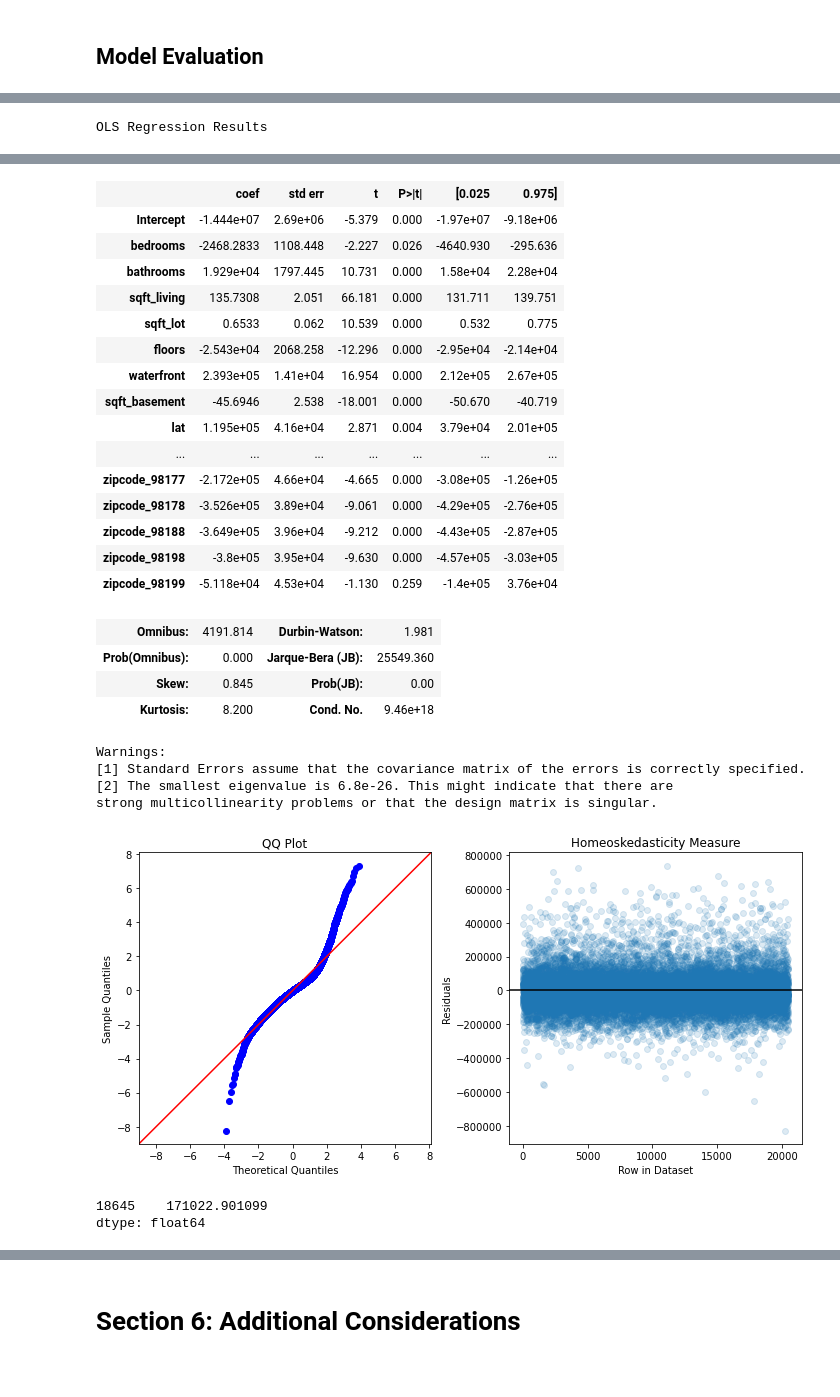
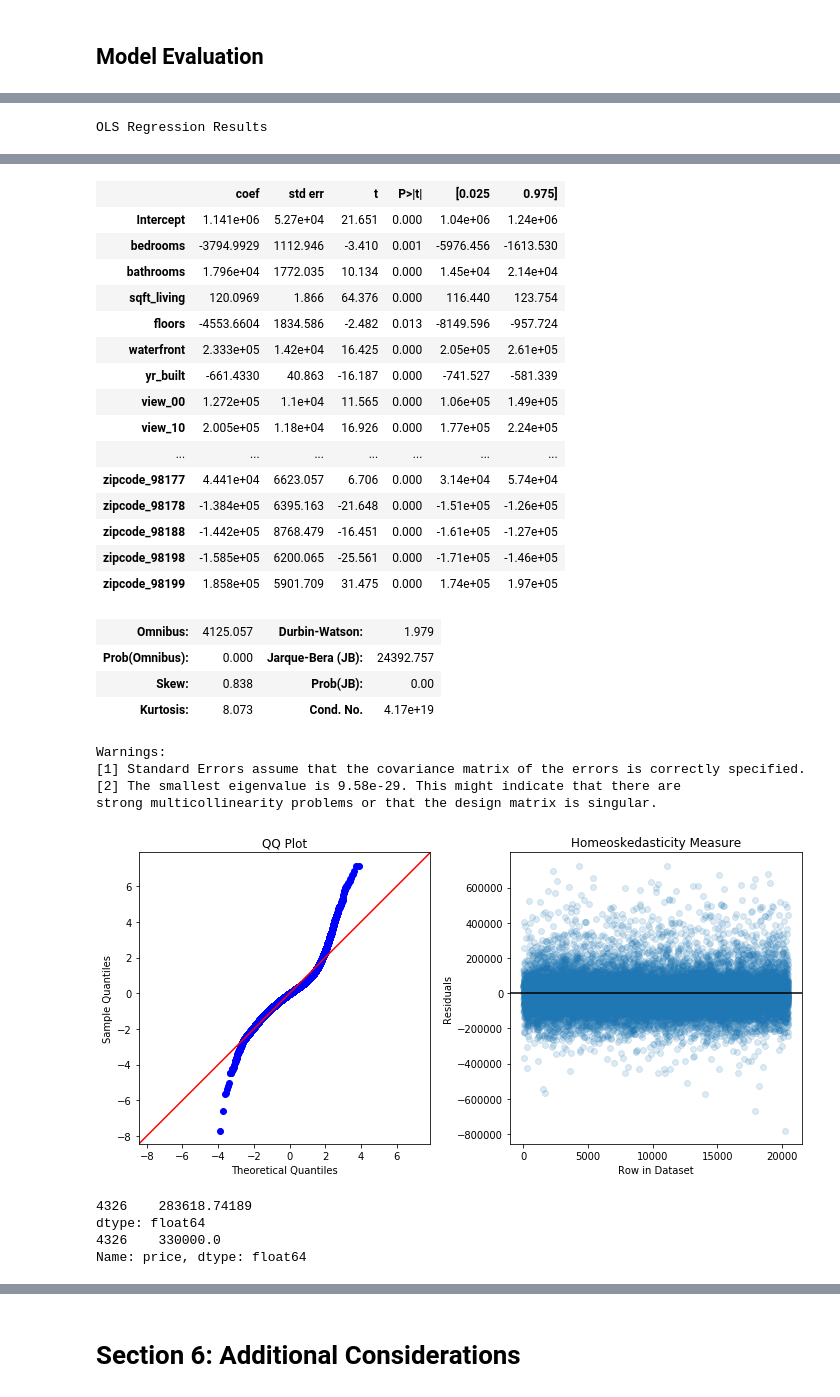
Before and after one commit to RMcAr/dsc-mod-2-project-v2-1-onl01-dtsc-ft-070620, a Jupyter notebook: student.ipynb, the cells around one changed output, grey strips where cells are left out. Cells and saved outputs as stored; diff of their text form; code cells hidden in the pictures.

```diff
--- a/student.ipynb
+++ b/student.ipynb
@@ -354,16 +357,3 @@ abs(df.corr()>0.70)
 | sqft_living15 | False | False | False | False | True | False | False | False | False | False | ... |
 | sqft_lot15 | False | False | False | False | False | True | False | False | False | False | ... |
 | yrs_since_construction | False | False | False | False | False | False | False | False | False | False | ... |
-# %%
-#visualizing multicollinearity through a heatmap
-
-corr = np.abs(df.corr())
-
-fig, axes = plt.subplots(figsize = (20, 20))
-
-mask = np.zeros_like(corr, dtype = np.bool)
-mask[np.triu_indices_from(mask, k = 0)] = True
-
-#sns.heatmap(corr, mask = mask, cmap = sns.diverging_palette(240, 10, n = 10),
-           #annot = True, center = 0, ax = axes, linewidths = 1.0, square = True,
-           #cbar_kws = {'shrink' : 0.6})
@@ -1090,7 +1003,7 @@ strong multicollinearity problems or that the design matrix is singular.
 #what information they had available on their property.
 #keys would be column names, values would be their property's
 #records
-model_drop_cols = ['yr_built', 'sqft_above', 'sqft_living15', 'sqft_lot15']
+model_drop_cols = ['yrs_since_construction', 'sqft_above', 'sqft_living15', 'sqft_lot15', 'sqft_lot', 'sqft_basement', 'lat', 'long', 'condition', 'grade']
 def price_predictor(df):
 
 
@@ -1099,7 +1012,7 @@ def price_predictor(df):
     #dropping the columns our seller does not have
 
     for col in df_provided.columns:
-        if col not in df_transformed.columns:
+        if col not in df_clean.columns:
             unavailable_cols.append(col)
 
     #constructing their model. We use df_clean so that our seller
@@ -1115,9 +1028,10 @@ def price_predictor(df):
 
     return prediction, model_measures(seller_model)
 # %%
-sample_seller = df_transformed.sample(n=1)
+sample_seller = df_clean.sample(n=1)
 sample_seller
 prediction, summary = price_predictor(sample_seller)
 print(prediction)
+print(sample_seller['price'])
 # %% [output]
 OLS Regression Results
@@ -1132,29 +1046,31 @@ OLS Regression Results
 | Covariance Type: | nonrobust |  |  |
 |  | coef | std err | t | P>|t| | [0.025 | 0.975] |
-| Intercept | -1.444e+07 | 2.69e+06 | -5.379 | 0.000 | -1.97e+07 | -9.18e+06 |
-| bedrooms | -2468.2833 | 1108.448 | -2.227 | 0.026 | -4640.930 | -295.636 |
-| bathrooms | 1.929e+04 | 1797.445 | 10.731 | 0.000 | 1.58e+04 | 2.28e+04 |
-| sqft_living | 135.7308 | 2.051 | 66.181 | 0.000 | 131.711 | 139.751 |
-| sqft_lot | 0.6533 | 0.062 | 10.539 | 0.000 | 0.532 | 0.775 |
-| floors | -2.543e+04 | 2068.258 | -12.296 | 0.000 | -2.95e+04 | -2.14e+04 |
-| waterfront | 2.393e+05 | 1.41e+04 | 16.954 | 0.000 | 2.12e+05 | 2.67e+05 |
-| sqft_basement | -45.6946 | 2.538 | -18.001 | 0.000 | -50.670 | -40.719 |
-| lat | 1.195e+05 | 4.16e+04 | 2.871 | 0.004 | 3.79e+04 | 2.01e+05 |
+| Intercept | 1.141e+06 | 5.27e+04 | 21.651 | 0.000 | 1.04e+06 | 1.24e+06 |
+| bedrooms | -3794.9929 | 1112.946 | -3.410 | 0.001 | -5976.456 | -1613.530 |
+| bathrooms | 1.796e+04 | 1772.035 | 10.134 | 0.000 | 1.45e+04 | 2.14e+04 |
+| sqft_living | 120.0969 | 1.866 | 64.376 | 0.000 | 116.440 | 123.754 |
+| floors | -4553.6604 | 1834.586 | -2.482 | 0.013 | -8149.596 | -957.724 |
+| waterfront | 2.333e+05 | 1.42e+04 | 16.425 | 0.000 | 2.05e+05 | 2.61e+05 |
+| yr_built | -661.4330 | 40.863 | -16.187 | 0.000 | -741.527 | -581.339 |
+| view_00 | 1.272e+05 | 1.1e+04 | 11.565 | 0.000 | 1.06e+05 | 1.49e+05 |
+| view_10 | 2.005e+05 | 1.18e+04 | 16.926 | 0.000 | 1.77e+05 | 2.24e+05 |
 | ... | ... | ... | ... | ... | ... | ... |
-| zipcode_98177 | -2.172e+05 | 4.66e+04 | -4.665 | 0.000 | -3.08e+05 | -1.26e+05 |
-| zipcode_98178 | -3.526e+05 | 3.89e+04 | -9.061 | 0.000 | -4.29e+05 | -2.76e+05 |
-| zipcode_98188 | -3.649e+05 | 3.96e+04 | -9.212 | 0.000 | -4.43e+05 | -2.87e+05 |
-| zipcode_98198 | -3.8e+05 | 3.95e+04 | -9.630 | 0.000 | -4.57e+05 | -3.03e+05 |
-| zipcode_98199 | -5.118e+04 | 4.53e+04 | -1.130 | 0.259 | -1.4e+05 | 3.76e+04 |
+| zipcode_98177 | 4.441e+04 | 6623.057 | 6.706 | 0.000 | 3.14e+04 | 5.74e+04 |
+| zipcode_98178 | -1.384e+05 | 6395.163 | -21.648 | 0.000 | -1.51e+05 | -1.26e+05 |
+| zipcode_98188 | -1.442e+05 | 8768.479 | -16.451 | 0.000 | -1.61e+05 | -1.27e+05 |
+| zipcode_98198 | -1.585e+05 | 6200.065 | -25.561 | 0.000 | -1.71e+05 | -1.46e+05 |
+| zipcode_98199 | 1.858e+05 | 5901.709 | 31.475 | 0.000 | 1.74e+05 | 1.97e+05 |
-| Omnibus: | 4191.814 | Durbin-Watson: | 1.981 |
-| Prob(Omnibus): | 0.000 | Jarque-Bera (JB): | 25549.360 |
-| Skew: | 0.845 | Prob(JB): | 0.00 |
-| Kurtosis: | 8.200 | Cond. No. | 9.46e+18 |
+| Omnibus: | 4125.057 | Durbin-Watson: | 1.979 |
+| Prob(Omnibus): | 0.000 | Jarque-Bera (JB): | 24392.757 |
+| Skew: | 0.838 | Prob(JB): | 0.00 |
+| Kurtosis: | 8.073 | Cond. No. | 4.17e+19 |
 Warnings:
 [1] Standard Errors assume that the covariance matrix of the errors is correctly specified.
-[2] The smallest eigenvalue is 6.8e-26. This might indicate that there are
+[2] The smallest eigenvalue is 9.58e-29. This might indicate that there are
 strong multicollinearity problems or that the design matrix is singular.
-[figure, old version]
+[figure, new version]
-18645    171022.901099
+4326    283618.74189
 dtype: float64
+4326    330000.0
+Name: price, dtype: float64
 # %% [markdown]
```
Also changed, not shown: parts of 34 cells of this notebook, 9 other files.
